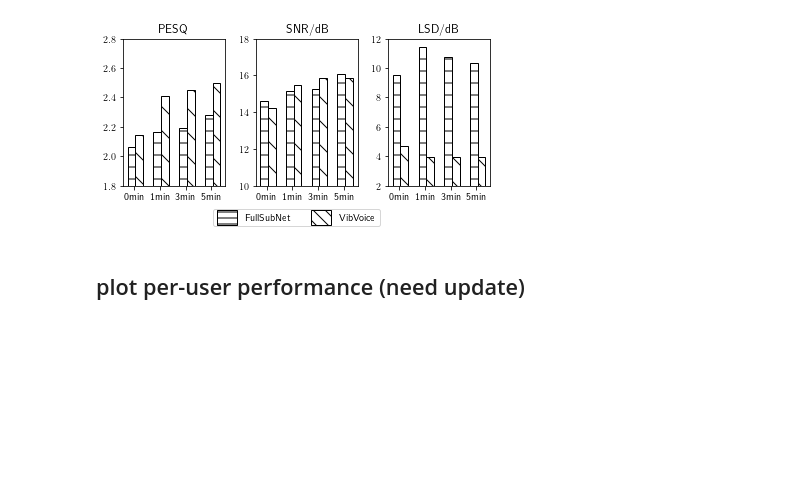
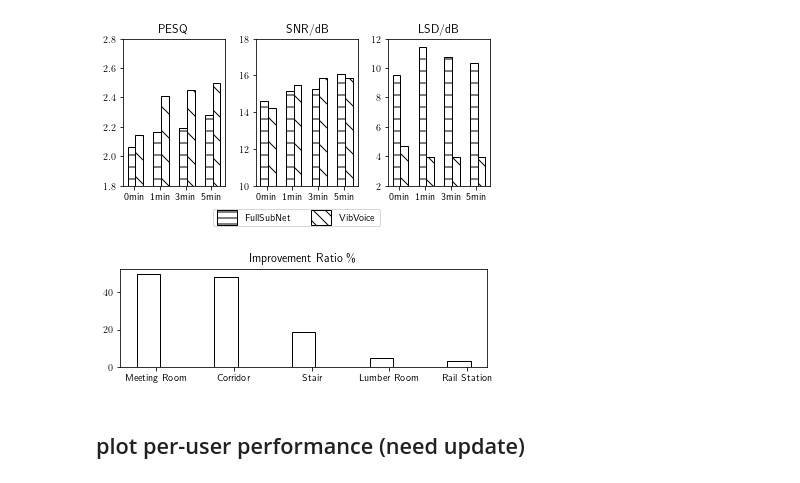
Before and after one commit to lixinghe1999/audioproject, a Jupyter notebook: DL/plot.ipynb, the cells around one changed output. Cells and saved outputs as stored; diff of their text form; code cells hidden in the pictures; blank space fills up the shorter version.

```diff
--- a/DL/plot.ipynb
+++ b/DL/plot.ipynb
@@ -106,6 +106,21 @@ plt.savefig('noise_enrollment.pdf', dpi=300)
 plt.show()
 # %% [output]
 [figure]
+# %%
+environment = [50, 48, 19, 5, 3]
+names = ['Meeting Room', 'Corridor', 'Stair', 'Lumber Room', 'Rail Station']
+fig, axs = plt.subplots(1, figsize=(6, 2))
+plt.subplots_adjust(left=0.1, bottom=0.2, right=0.95, wspace=0.3)
+for i in range(5):
+    axs.bar(i, environment[i], color='w', edgecolor='black', width=0.3)
+
+axs.set_xticks([0.1, 1.1, 2.1, 3.1, 4.1], names)
+axs.set_title('Improvement Ratio \%')
+
+plt.savefig('environments.pdf', dpi=300)
+plt.show()
+# %% [output]
+[figure, added]
 # %% [markdown]
 ## plot per-user performance (need update)
 # %%
```
Also changed, not shown: parts of 1 cell of this notebook, 1 other file.
